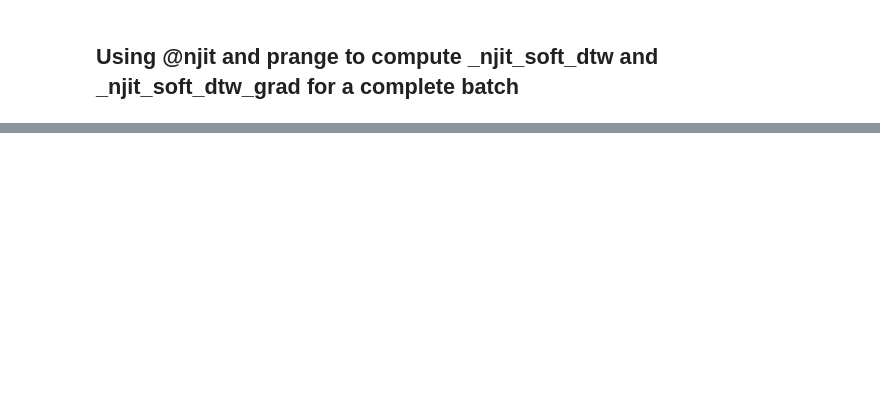
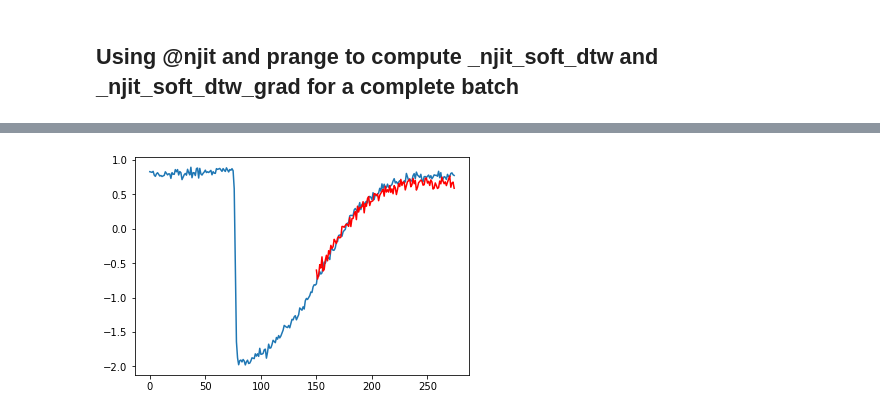
Before and after one commit to tslearn-team/tslearn, a Jupyter notebook: docs/examples/autodiff/soft_dtw_loss_for_pytorch_nn.ipynb, the cells around one changed output, grey strips where cells are left out. Drawn from its saved outputs; the diff is of its cells as text; code cells hidden in the pictures; blank space fills up the shorter version.

```diff
--- a/docs/examples/autodiff/soft_dtw_loss_for_pytorch_nn.ipynb
+++ b/docs/examples/autodiff/soft_dtw_loss_for_pytorch_nn.ipynb
@@ -786,0 +851,14 @@ from tslearn.backend import instanciate_backend
+# %%
+model = MultiLayerPerceptron(
+    layers=nn.Sequential(
+        nn.Linear(in_features=150, out_features=256),
+        nn.ReLU(),
+        nn.Linear(in_features=256, out_features=125)
+    ),
+    loss=SoftDTWPyTorchLoss(gamma=.1)
+)
+
+time_start = time.time()
+model.fit(X_subset[:, :150], X_subset[:, 150:], max_epochs=10)
+time_end = time.time()
+print('\n Training time: ', time_end - time_start)
@@ -786,0 +873,11 @@ from tslearn.backend import instanciate_backend
+# %%
+ts_index = 50
+
+y_pred = model(X_test[:, :150, 0]).detach().numpy()
+
+plt.figure()
+plt.plot(X_test[ts_index].ravel())
+plt.plot(np.arange(150, 275), y_pred[ts_index], 'r-')
+plt.show()
+# %% [output]
+[figure, added]
```
Also changed, not shown: parts of 18 cells of this notebook.
